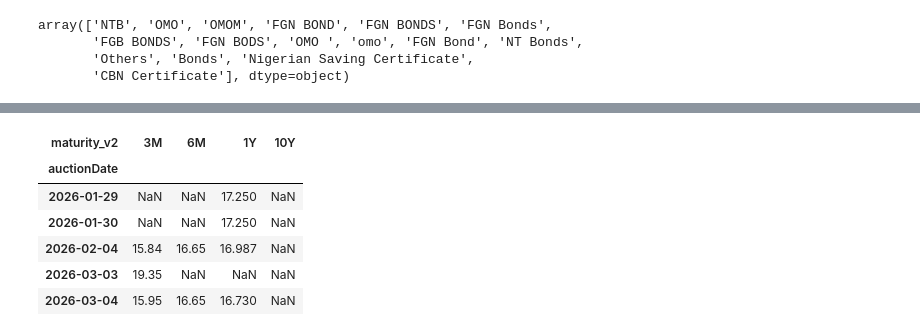
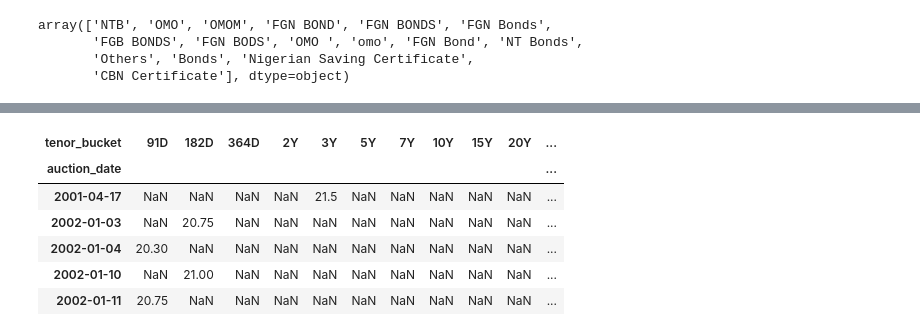
Before and after one commit to Sahdam/Yield-Curve-Analysis-FGN-BOND-, a Jupyter notebook: yield_curve_analysis.ipynb, the cells around one changed output, grey strips where cells are left out. Cells and saved outputs as stored; diff of their text form; code cells hidden in the pictures.

```diff
--- a/yield_curve_analysis.ipynb
+++ b/yield_curve_analysis.ipynb
@@ -312,0 +208,4 @@ max           26.440000    24.500000   24.360000  16.994500
+# %%
+standard_tenors = ['91D', '182D', '364D', '2Y', '3Y', '5Y', '7Y', '10Y',
+                   '15Y', '20Y', '25Y', '30Y']
+df_clean = df_clean[df_clean['tenor_bucket'].isin(standard_tenors)]
@@ -312,0 +245,6 @@ max           26.440000    24.500000   24.360000  16.994500
+# %%
+print("\nAll columns:", df_clean.columns.tolist())
+
+df_clean = df_clean.rename(columns={'rate': 'yield_pct'})
+
+df_clean['yield_pct'] = pd.to_numeric(df_clean['yield_pct'], errors='coerce')
@@ -312,0 +253,13 @@ max           26.440000    24.500000   24.360000  16.994500
+# %%
+yield_curve = df_clean.pivot_table(
+    index='auction_date',
+    columns='tenor_bucket',
+    values='yield_pct',
+    aggfunc='mean'
+)
+# %%
+col_order = ['91D', '182D', '364D', '2Y', '3Y', '5Y', '7Y',
+             '10Y', '15Y', '20Y', '25Y', '30Y']
+yield_curve = yield_curve.reindex(
+    columns=[c for c in col_order if c in yield_curve.columns]
+)
@@ -313,10 +281,10 @@ max           26.440000    24.500000   24.360000  16.994500
 # %%
-yield_curve.tail()
+yield_curve.head()
 # %% [output]
-| maturity_v2 | 3M | 6M | 1Y | 10Y |
-| auctionDate |  |  |  |  |
-| 2026-01-29 | NaN | NaN | 17.250 | NaN |
-| 2026-01-30 | NaN | NaN | 17.250 | NaN |
-| 2026-02-04 | 15.84 | 16.65 | 16.987 | NaN |
-| 2026-03-03 | 19.35 | NaN | NaN | NaN |
-| 2026-03-04 | 15.95 | 16.65 | 16.730 | NaN |
+| tenor_bucket | 91D | 182D | 364D | 2Y | 3Y | 5Y | 7Y | 10Y | 15Y | 20Y | ... |
+| auction_date |  |  |  |  |  |  |  |  |  |  | ... |
+| 2001-04-17 | NaN | NaN | NaN | NaN | 21.5 | NaN | NaN | NaN | NaN | NaN | ... |
+| 2002-01-03 | NaN | 20.75 | NaN | NaN | NaN | NaN | NaN | NaN | NaN | NaN | ... |
+| 2002-01-04 | 20.30 | NaN | NaN | NaN | NaN | NaN | NaN | NaN | NaN | NaN | ... |
+| 2002-01-10 | NaN | 21.00 | NaN | NaN | NaN | NaN | NaN | NaN | NaN | NaN | ... |
+| 2002-01-11 | 20.75 | NaN | NaN | NaN | NaN | NaN | NaN | NaN | NaN | NaN | ... |
```
Also changed, not shown: parts of 34 cells of this notebook.
